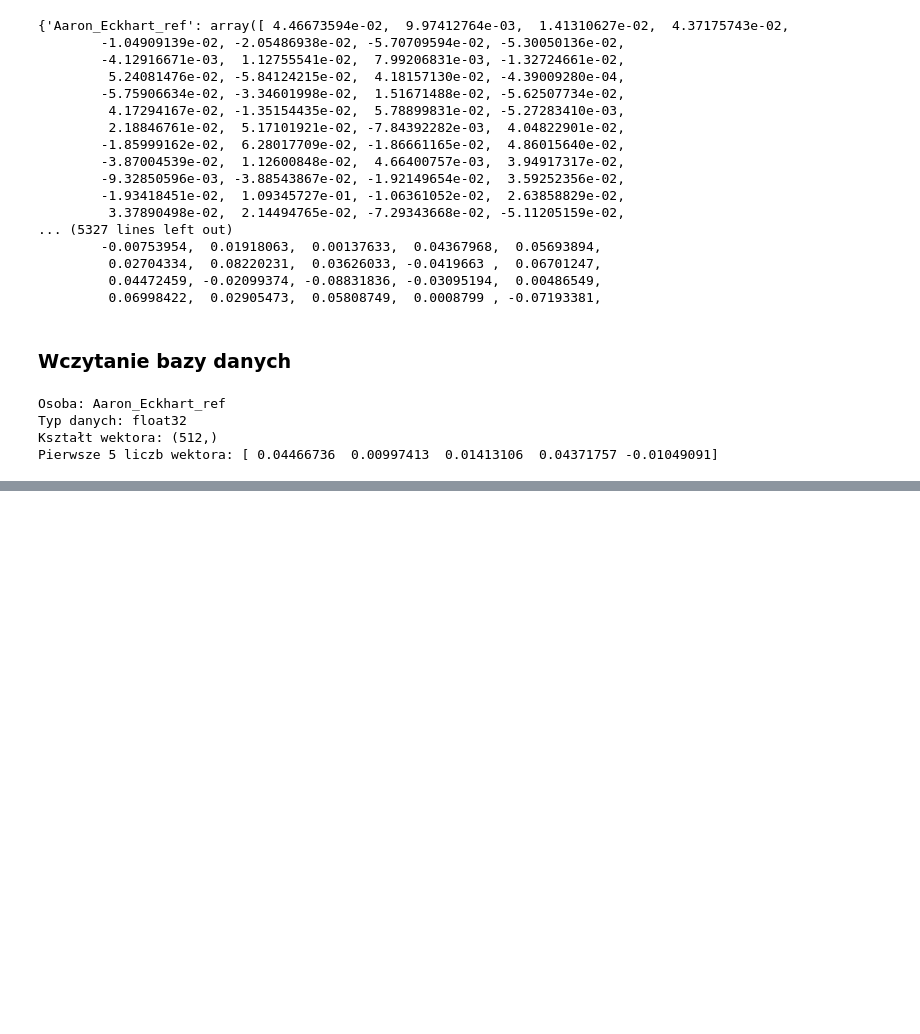
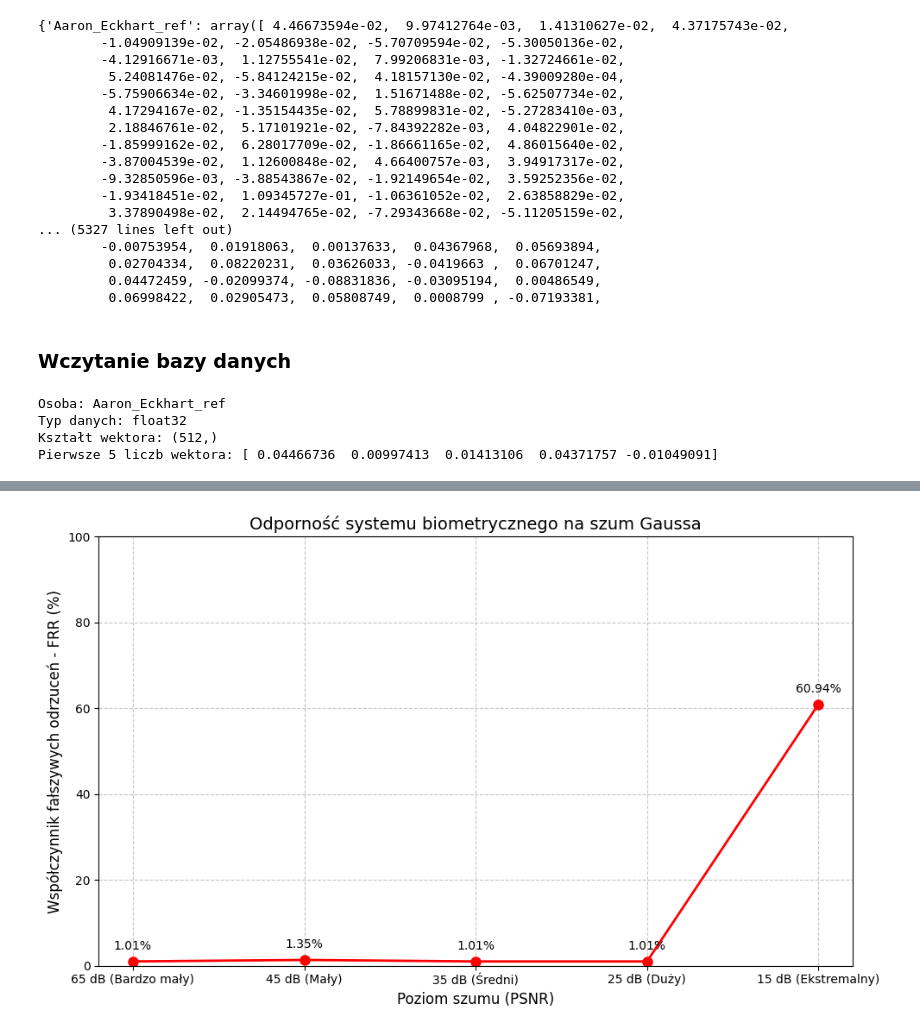
Before and after one commit to ala0702/facial-recognition-system, a Jupyter notebook: model.ipynb, the cells around one changed output, grey strips where cells are left out. Drawn from its saved outputs; the diff is of its cells as text; code cells hidden in the pictures; blank space fills up the shorter version.

```diff
--- a/model.ipynb
+++ b/model.ipynb
@@ -210,0 +581,24 @@ Pierwsze 5 liczb wektora: [ 0.04466736  0.00997413  0.01413106  0.04371757 -0.01
+# %%
+import matplotlib.pyplot as plt
+
+psnr_levels = ['65 dB', '45 dB', '35 dB', '25 dB', '15 dB']
+frr_values = [1.01, 1.35, 1.01, 1.01, 60.94]
+
+plt.figure(figsize=(10, 6))
+plt.plot(psnr_levels, frr_values, marker='o', color='red', linewidth=2, markersize=8)
+
+plt.title('Odporność systemu biometrycznego na szum Gaussa', fontsize=14)
+plt.xlabel('Poziom szumu (PSNR)', fontsize=12)
+plt.ylabel('Współczynnik fałszywych odrzuceń - FRR (%)', fontsize=12)
+plt.grid(True, linestyle='--', alpha=0.7)
+plt.ylim(0, 100)
+
+
+for i, txt in enumerate(frr_values):
+    plt.annotate(f"{txt}%", (i, frr_values[i]), textcoords="offset points", xytext=(0,10), ha='center')
+
+plt.tight_layout()
+plt.savefig('wykres_szum_psnr1.png')
+plt.show()
+# %% [output]
+[figure, added]
```
Also changed, not shown: parts of 21 cells of this notebook, 10 other files.
